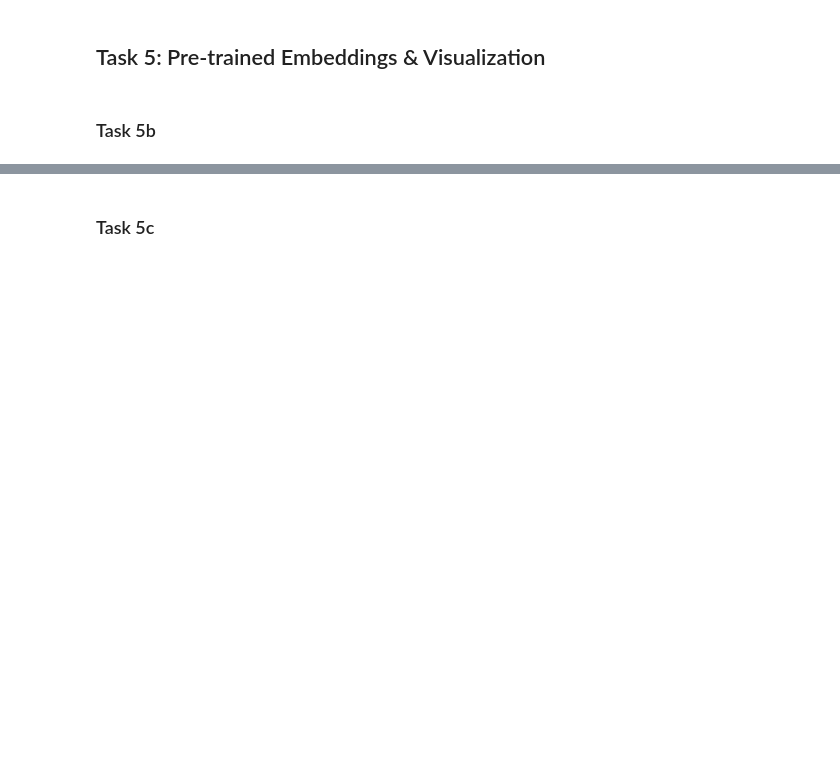
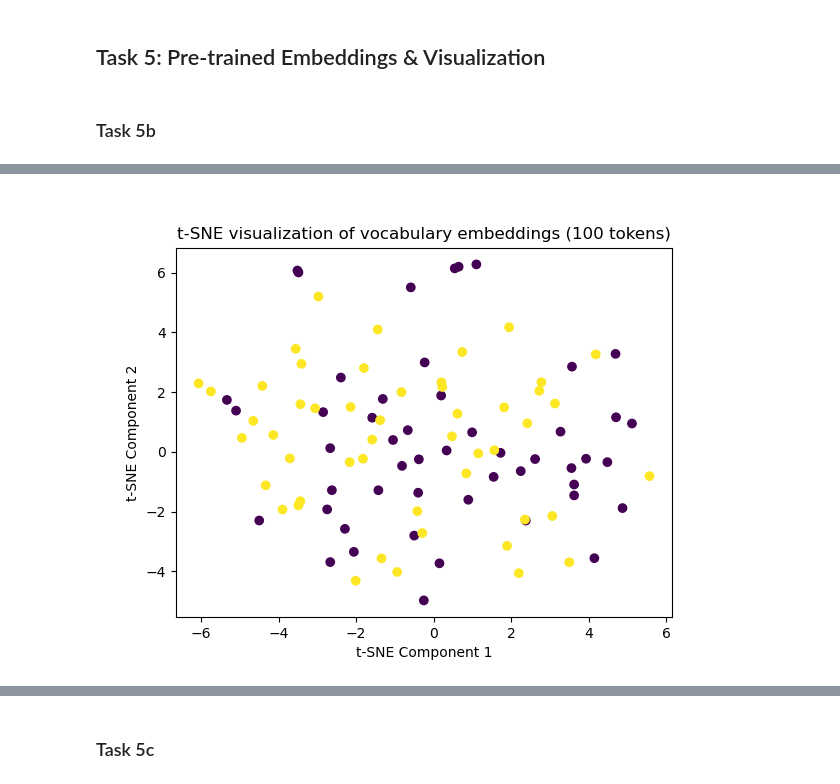
Before and after one commit to nghhai96/DL-Assignment, a Jupyter notebook: a03-rnn/python/a03_5.ipynb, the cells around one changed output, grey strips where cells are left out. Cells and saved outputs as stored; diff of their text form; code cells hidden in the pictures; blank space fills up the shorter version.

```diff
--- a/a03-rnn/python/a03_5.ipynb
+++ b/a03-rnn/python/a03_5.ipynb
@@ -49,5 +72,8 @@ _ = tsne_vocab(glove_embeddings, torch.arange(100), vocab)
 # %%
 # You can also specify colors and/or drop the item labels
 nextplot()
 _ = tsne_vocab(glove_embeddings, torch.arange(100), colors=[0] * 50 + [1] * 50)
+plt.gcf().savefig("task5b_glove_tsne_first100_colored.png", dpi=300, bbox_inches="tight")
+# %% [output]
+[figure, added]
 # %%
```
Also changed, not shown: parts of 10 cells of this notebook, 14 other files.
